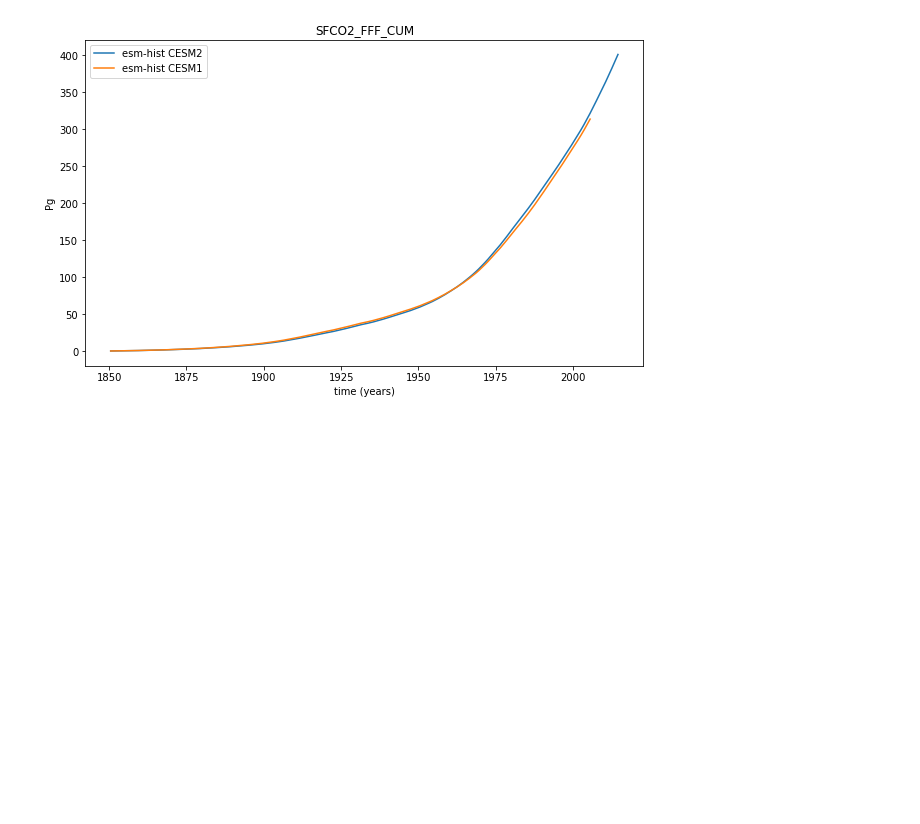
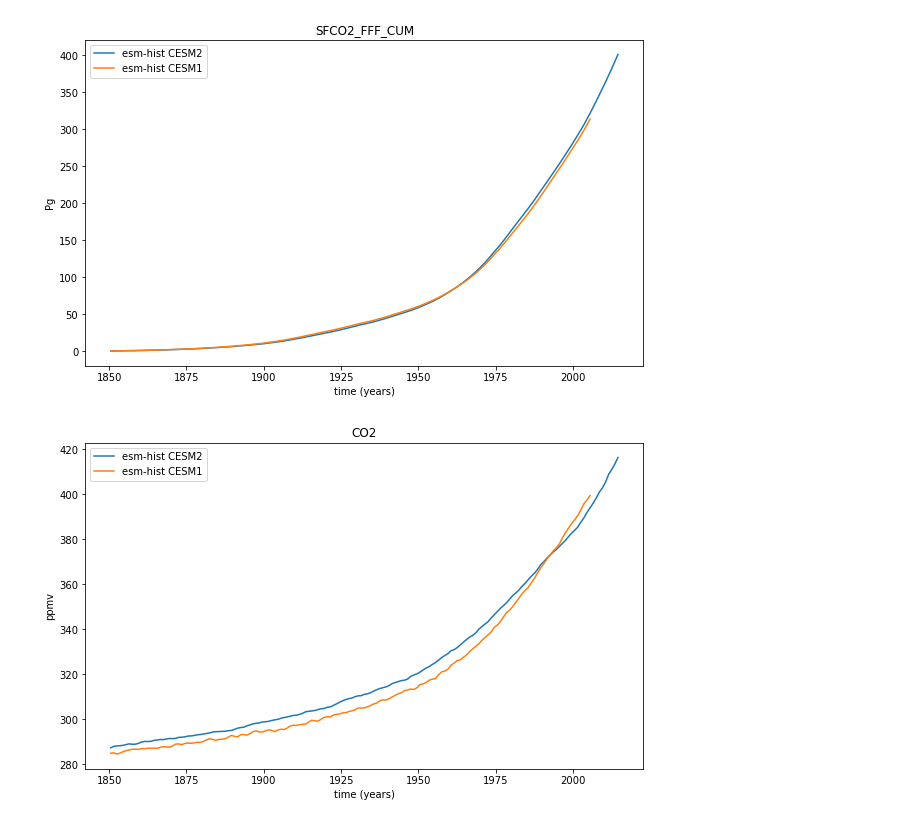
Before and after one commit to klindsay28/CESM2_coup_carb_cycle_JAMES, a Jupyter notebook: Cinv_esm-hist.ipynb, the cells around one changed output. Saved outputs shown, nothing was run; the diff lists cells and outputs as text; code cells hidden in the pictures; blank space fills up the shorter version.

Commit message:
add surface CO2 plot to Cinv_esm-hist.ipynb

```diff
--- a/Cinv_esm-hist.ipynb
+++ b/Cinv_esm-hist.ipynb
@@ -9,7 +9,7 @@ data_catalog.set_catalog('experiments')
 # %% [output]
 active catalog: experiments
 # %%
-varnames = ['SFCO2_LND', 'SFCO2_OCN', 'SFCO2_FFF']
+varnames = ['SFCO2_LND', 'SFCO2_OCN', 'SFCO2_FFF', 'CO2']
 # %%
 experiment = 'esm-hist-cmip5'
 esm_hist_cmip5 = tseries_mod.tseries_get_vars(varnames, 'atm', experiment, stream='cam2.h0')
@@ -81,3 +77,10 @@ tseries_mod.tseries_plot_1var(varname, ds_list, legend_list, varname, region_val
 [figure]
 [figure]
 [figure]
+# %%
+ds_list = [esm_hist_ann, esm_hist_cmip5_ann]
+legend_list = ['esm-hist CESM2', 'esm-hist CESM1']
+varname = 'CO2'
+tseries_mod.tseries_plot_1var(varname, ds_list, legend_list, varname, region_val='Global', vdim_name='lev')
+# %% [output]
+[figure, added]
```
Also changed, not shown: parts of 2 cells of this notebook, 2 other files.
